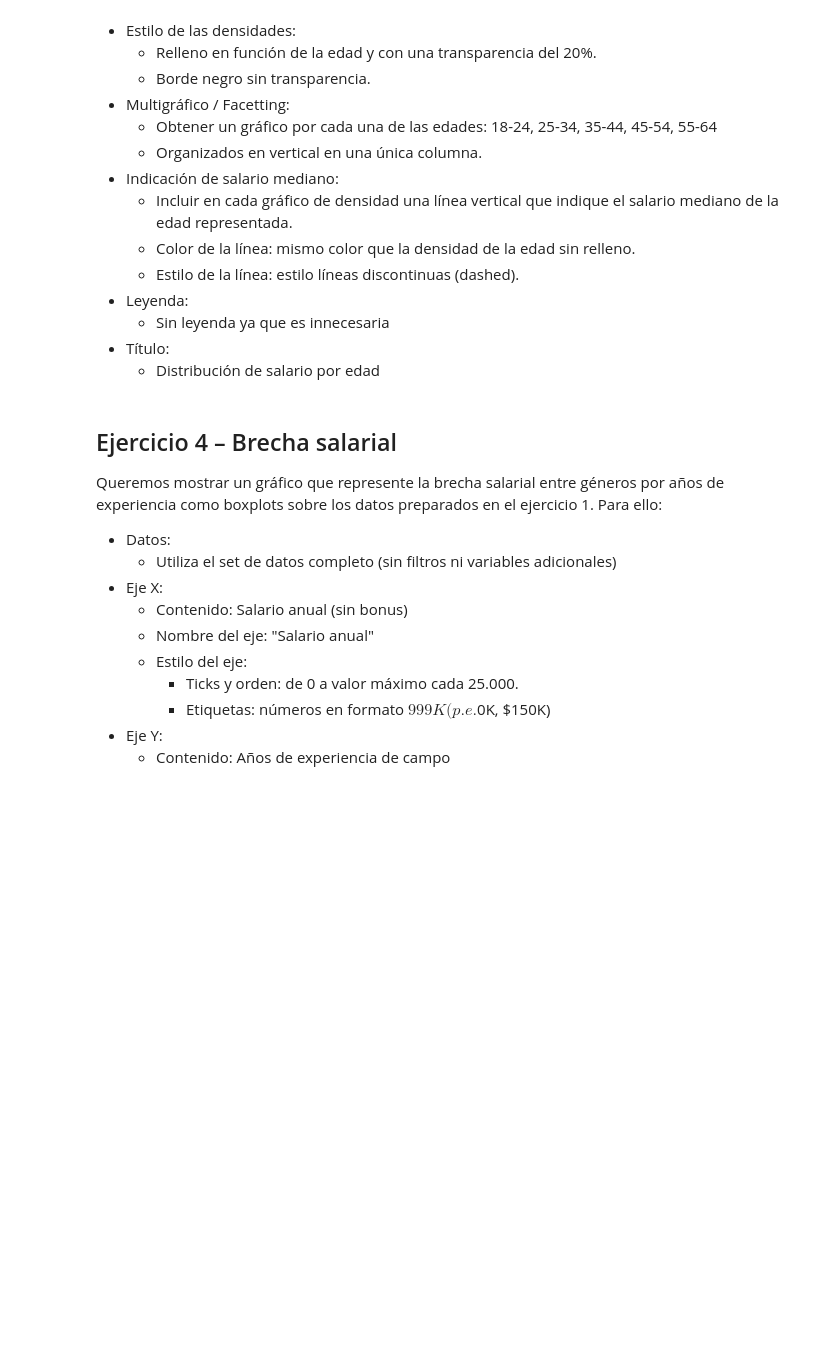
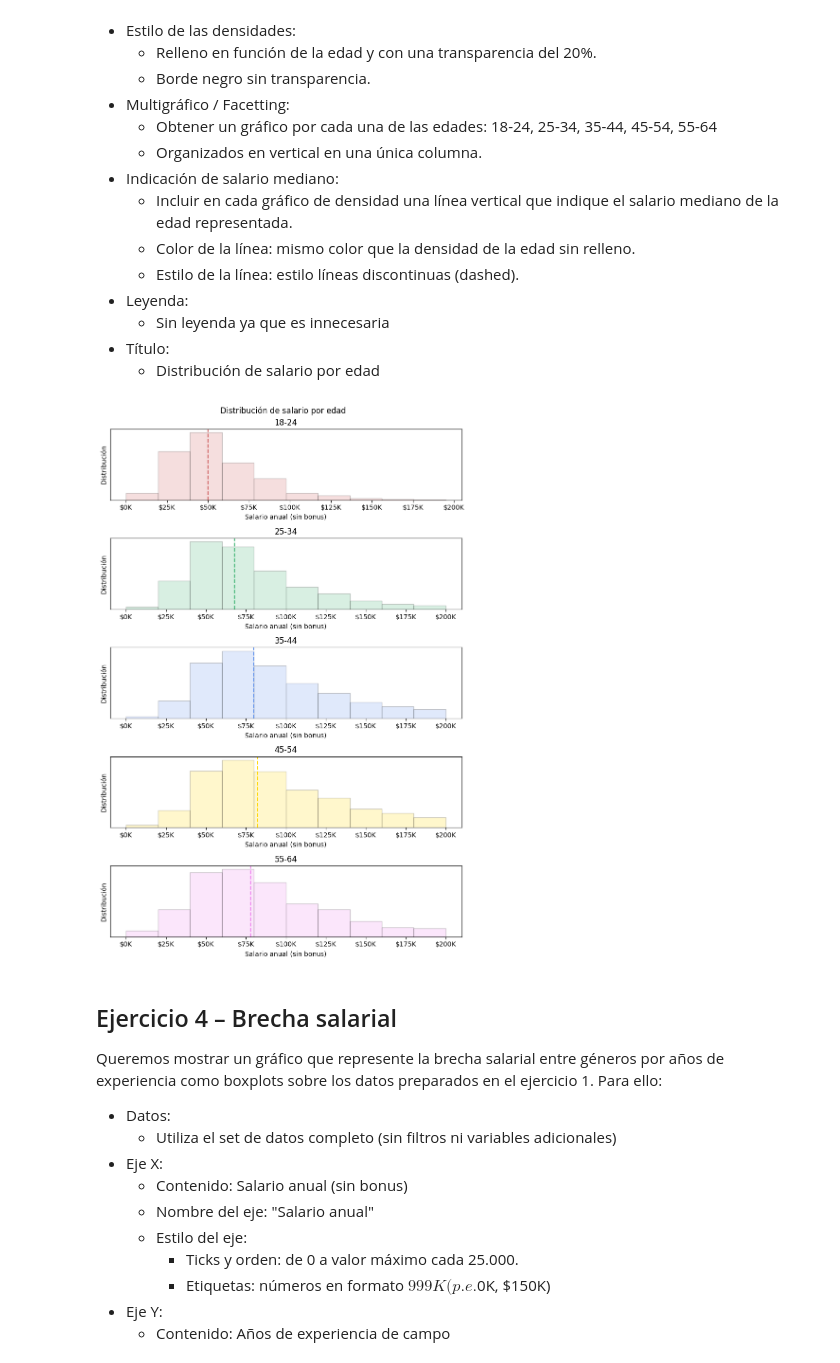
Before and after one commit to laurajimenezalonso/static_visualisation, a Jupyter notebook: notebooks/Ejercicios para practicar.ipynb, the cells around one changed output. Drawn from its saved outputs; the diff is of its cells as text; code cells hidden in the pictures; blank space fills up the shorter version.

```diff
--- a/notebooks/Ejercicios para practicar.ipynb
+++ b/notebooks/Ejercicios para practicar.ipynb
@@ -363,6 +466,67 @@ edades obtenido sobre los datos preparados en el ejercicio 1. Para ello:
     * Sin leyenda ya que es innecesaria
 * Título:
     * Distribución de salario por edad
+# %%
+#Anadimos la columna median al dataset
+data['median_salary_age'] = data.groupby('age')['annual_salary_usd'].transform('median')
+
+#creamos el orden de las etiquetas
+age_order = ['18-24', '25-34', '35-44', '45-54', '55-64']
+colors = ['indianred','mediumseagreen','cornflowerblue','gold','violet']  # paleta de colores
+
+# Rango máximo del eje X
+max_salary = data['annual_salary_usd'].max()
+max_x = int(np.ceil(max_salary / 25000.0)) * 25000
+
+
+
+plt.figure(figsize=(8, 12))
+plt.suptitle('Distribución de salario por edad')
+
+# Recorremos todas las edades ahora
+for i, element in enumerate(age_order):
+
+    # Subplot
+    ax = plt.subplot2grid((len(age_order), 1), (i, 0))
+
+
+    # Pintamos el gráfico
+    ax.hist(
+        data[data['age'] == element].loc[:, 'annual_salary_usd'].values,
+        color= colors[i],
+        alpha=0.2,
+        edgecolor="black")
+
+    # Titulo de cada subplot
+    ax.set_title(element)
+
+    # Línea vertical en la mediana
+    ax.axvline(data[data['age'] == element]['median_salary_age'].iloc[0],
+                color=colors[i],
+                linestyle="--",
+                linewidth=1.5)
+
+
+    # Configuración del eje X
+    xticks_vals = range(0, max_x + 1, 25000)
+    xticks_labels = [f"${t//1000}K" for t in xticks_vals]
+    ax.set_xticks(xticks_vals)
+    ax.set_xticklabels(xticks_labels, rotation=0)
+    ax.set_xlabel("Salario anual (sin bonus)")
+
+
+    # Configuración del eje Y (sin ticks ni etiquetas)
+    ax.set_yticks([])
+    ax.set_yticklabels([])
+    ax.set_ylabel("Distribución")
+
+
+# Ajustamos los márgenes de cada gráfico después de añadir todos
+plt.tight_layout()
+
+plt.show()
+# %% [output]
+[figure, added]
 # %% [markdown]
 ## Ejercicio 4 – Brecha salarial
 Queremos mostrar un gráfico que represente la brecha salarial entre géneros por años de experiencia como boxplots sobre los datos preparados en el ejercicio 1. Para ello:
```
Also changed, not shown: parts of 26 cells of this notebook, 3 other files.
